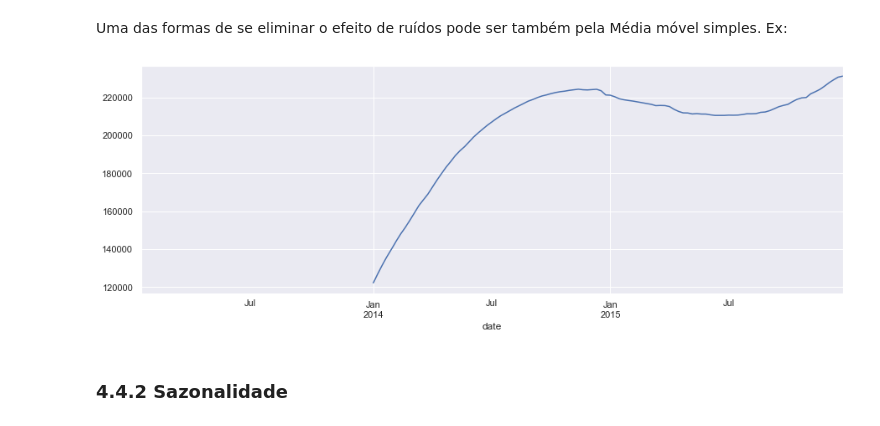
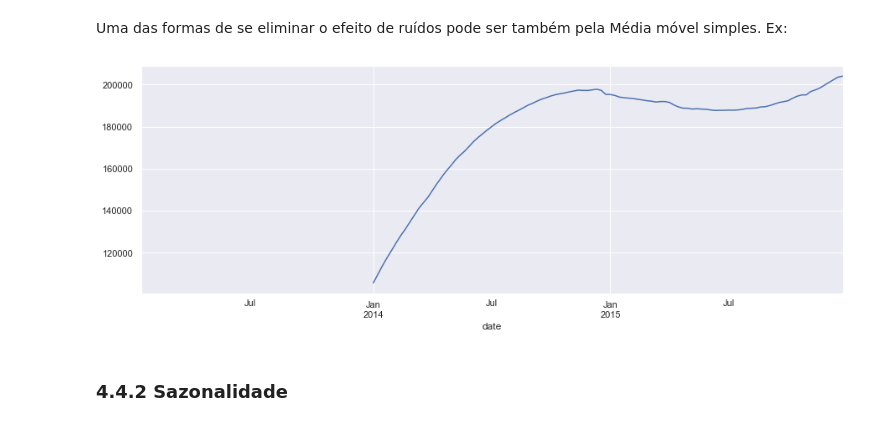
Before and after one commit to KaissonFerreira/forecast_net_revenue, a Jupyter notebook: notebooks/1.0_kf_eda.ipynb, the cells around one changed output. Drawn from its saved outputs; the diff is of its cells as text; code cells hidden in the pictures.

```diff
--- a/notebooks/1.0_kf_eda.ipynb
+++ b/notebooks/1.0_kf_eda.ipynb
@@ -473,9 +480,9 @@ df_week.plot(figsize=(15,5));
 Uma das formas de se eliminar o efeito de ruídos pode ser também pela Média móvel simples. Ex:
 # %%
 # Analisando uma janela de 52 semanas que é equivalente a um ano
-df_week.gross_revenue.rolling(52).mean().plot(figsize=(15,5));
+df_week.net_revenue.rolling(52).mean().plot(figsize=(15,5));
 # %% [output]
-[figure, old version]
+[figure, new version]
 # %% [markdown]
 ### 4.4.2 Sazonalidade
 # %% [markdown]
```
Also changed, not shown: parts of 15 cells of this notebook, 2 other files.
